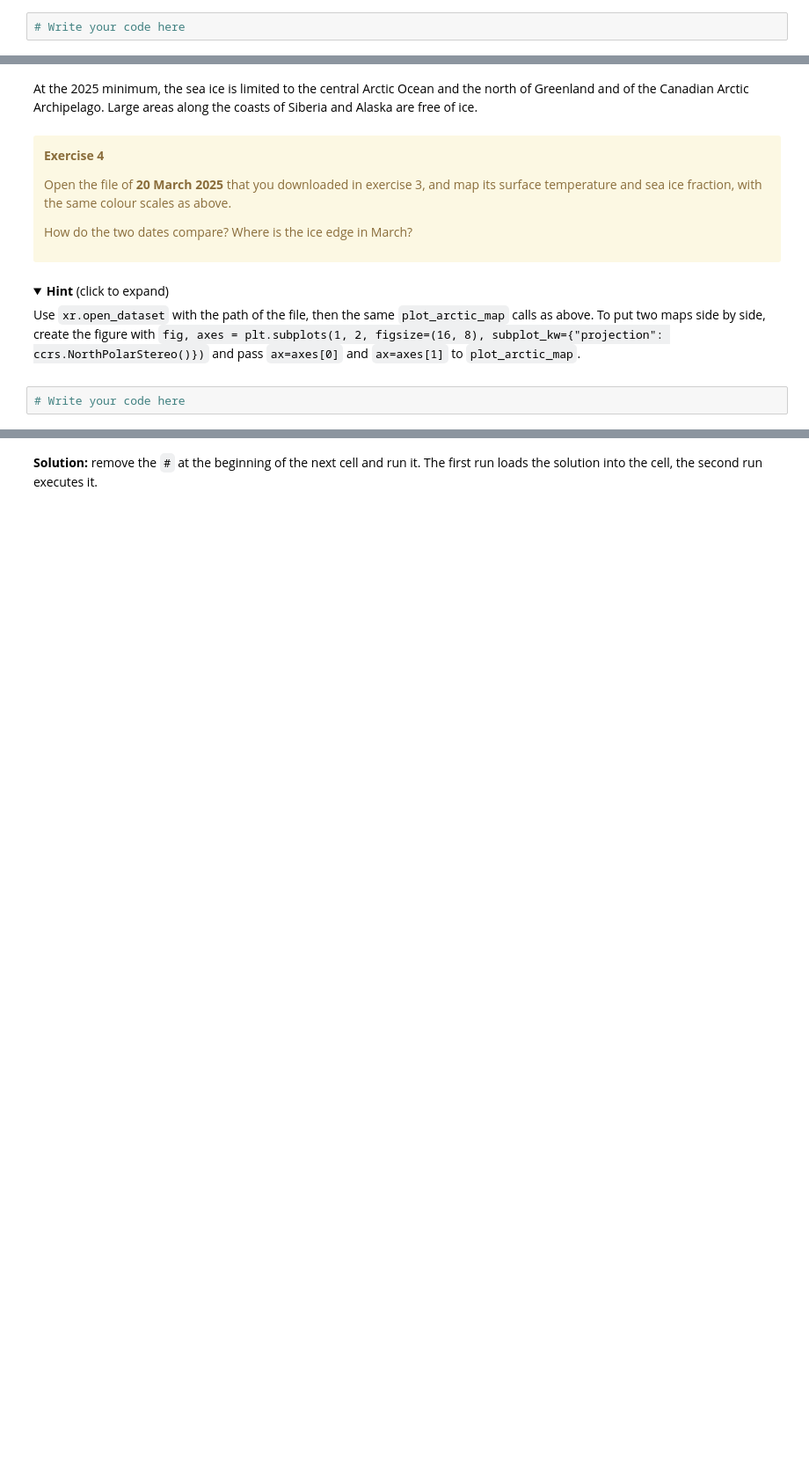
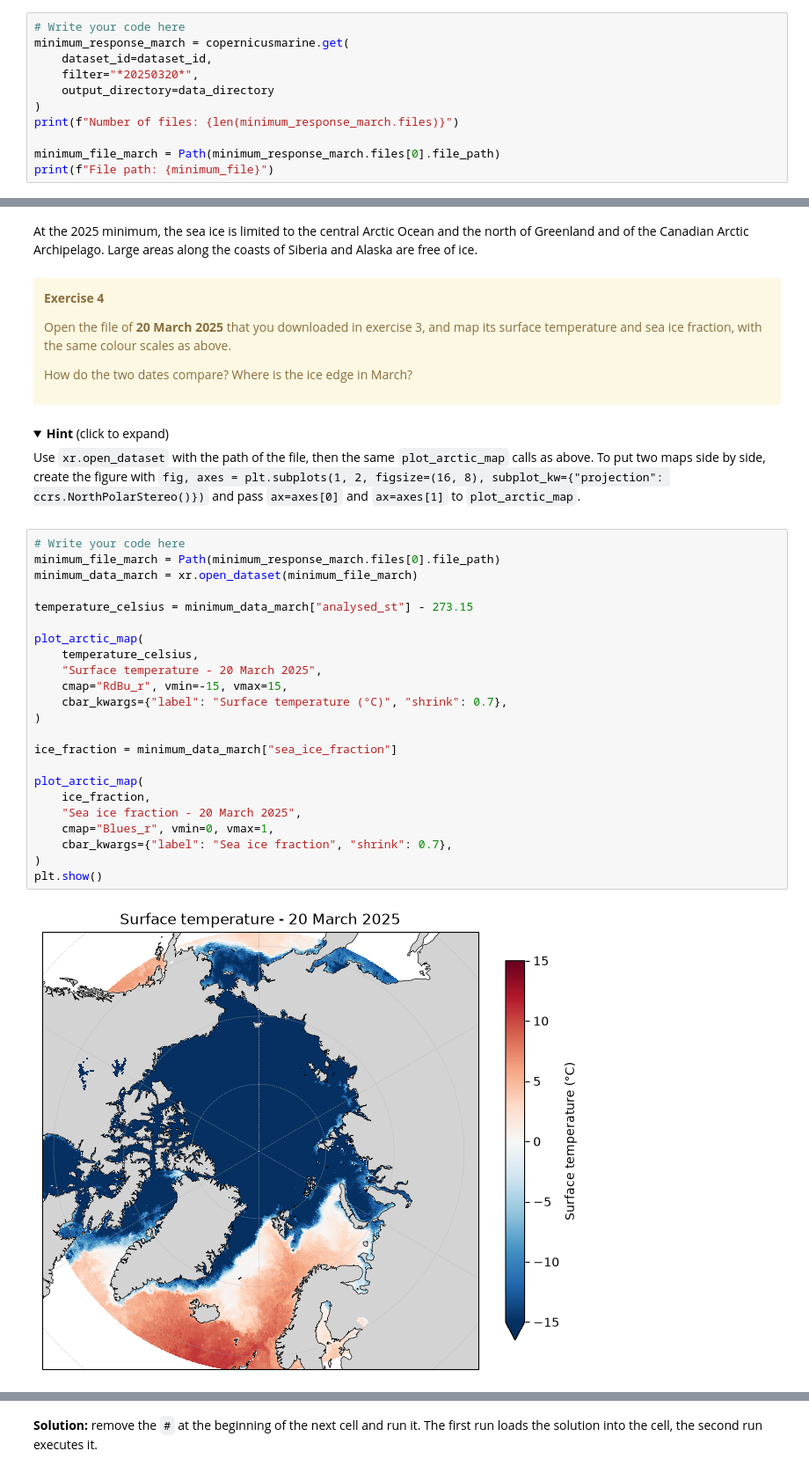
Before and after one commit to gkoenig-mercator/Training_Toolbox, a Jupyter notebook: ARCTBX-01-get.ipynb, the cells around one changed output, grey strips where cells are left out. Shown at 88% size. Drawn from its saved outputs; the diff is of its cells as text; folded sections open; blank space fills up the shorter version.

```diff
--- a/ARCTBX-01-get.ipynb
+++ b/ARCTBX-01-get.ipynb
@@ -378,3 +459,12 @@ Only the date in the filter needs to change. Use the variables `dataset_id` and
 </details>
 # %%
 # Write your code here
+minimum_response_march = copernicusmarine.get(
+    dataset_id=dataset_id,
+    filter="*20250320*",
+    output_directory=data_directory
+)
+print(f"Number of files: {len(minimum_response_march.files)}")
+
+minimum_file_march = Path(minimum_response_march.files[0].file_path)
+print(f"File path: {minimum_file}")
@@ -464,3 +585,26 @@ Use `xr.open_dataset` with the path of the file, then the same `plot_arctic_map`
 </details>
 # %%
 # Write your code here
+minimum_file_march = Path(minimum_response_march.files[0].file_path)
+minimum_data_march = xr.open_dataset(minimum_file_march)
+
+temperature_celsius = minimum_data_march["analysed_st"] - 273.15
+
+plot_arctic_map(
+    temperature_celsius,
+    "Surface temperature - 20 March 2025",
+    cmap="RdBu_r", vmin=-15, vmax=15,
+    cbar_kwargs={"label": "Surface temperature (°C)", "shrink": 0.7},
+)
+
+ice_fraction = minimum_data_march["sea_ice_fraction"]
+
+plot_arctic_map(
+    ice_fraction,
+    "Sea ice fraction - 20 March 2025",
+    cmap="Blues_r", vmin=0, vmax=1,
+    cbar_kwargs={"label": "Sea ice fraction", "shrink": 0.7},
+)
+plt.show()
+# %% [output]
+[figure, added]
```
Also changed, not shown: parts of 22 cells of this notebook, 6 other files.
